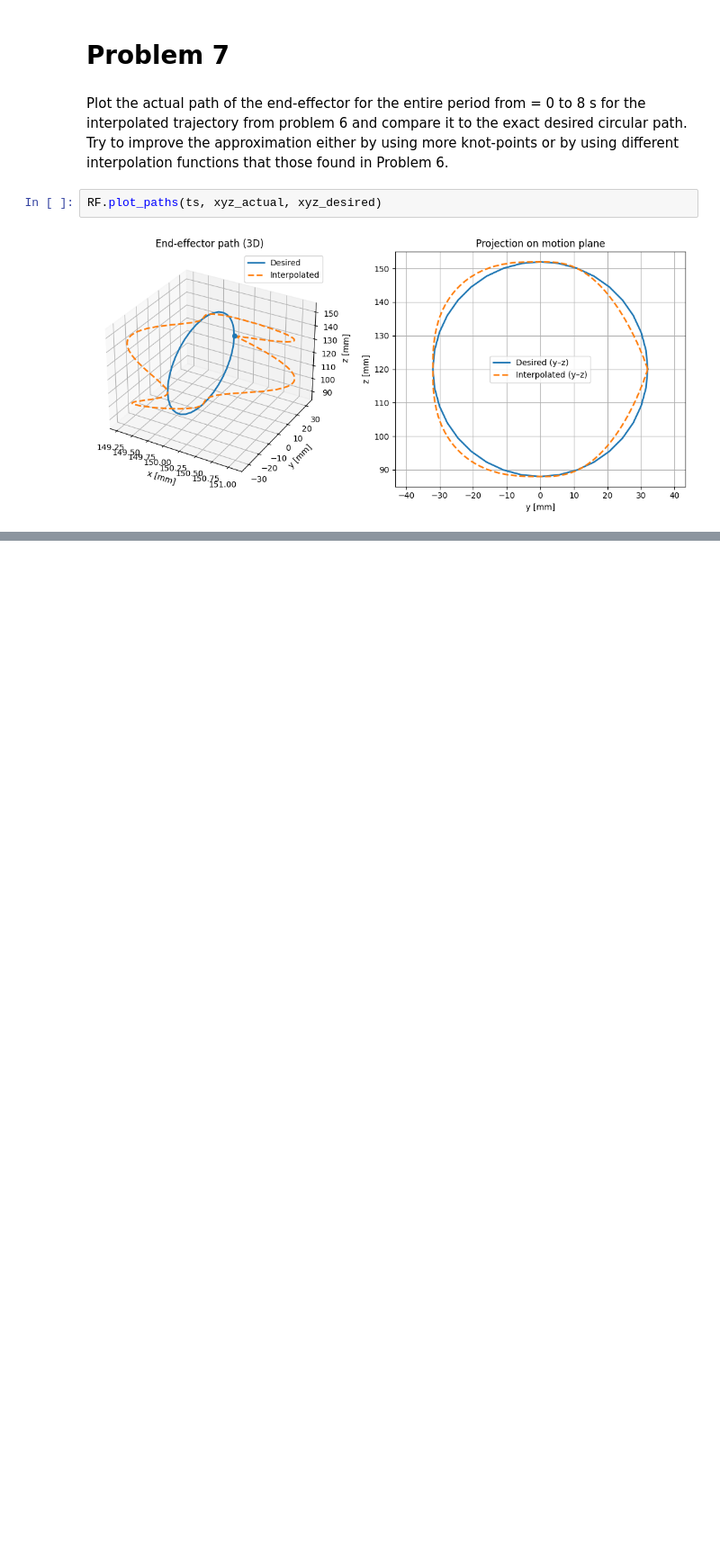
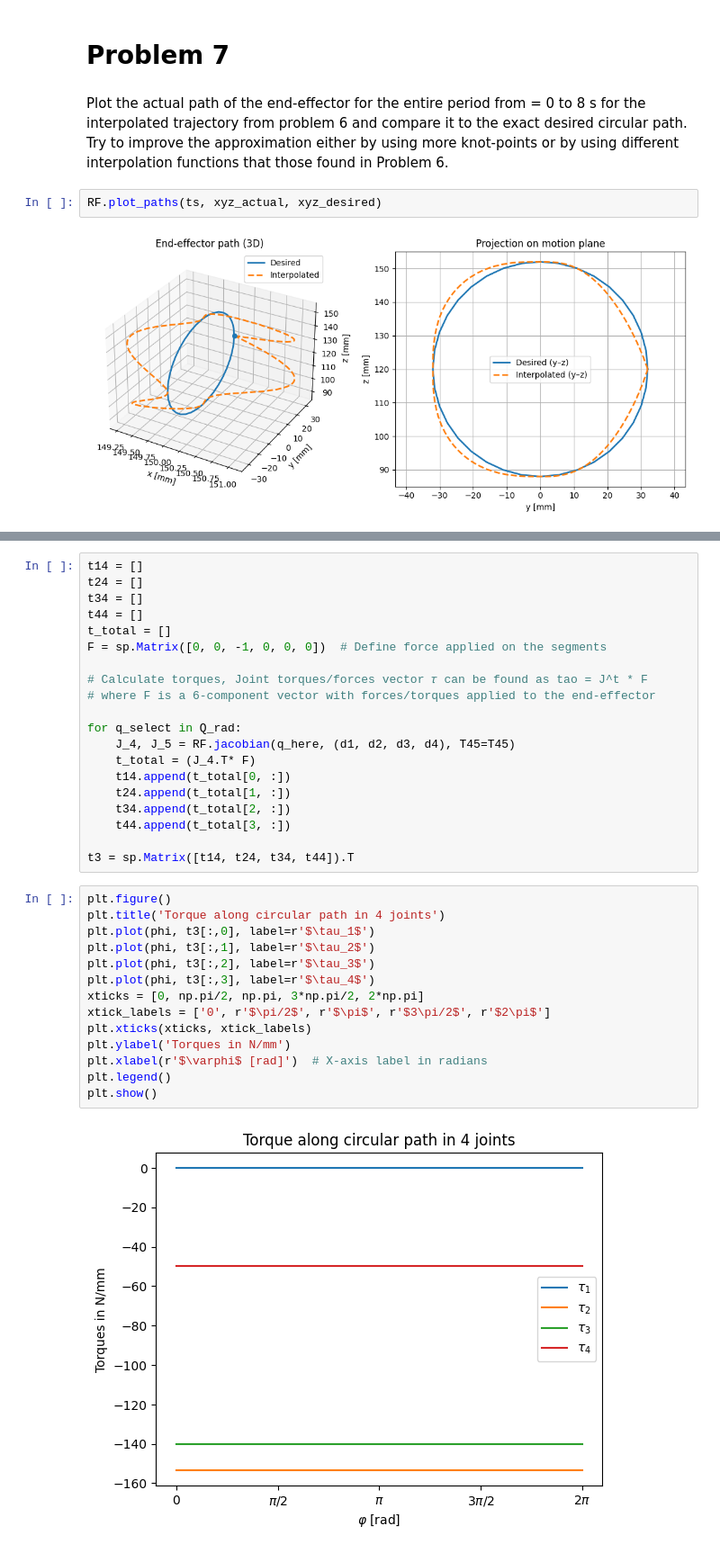
Before and after one commit to jzhou-k/34753_Robotics_Group19, a Jupyter notebook: ProblemSol.ipynb, the cells around one changed output, grey strips where cells are left out. Shown at 90% size. Drawn from its saved outputs; the diff is of its cells as text; blank space fills up the shorter version.

```diff
--- a/ProblemSol.ipynb
+++ b/ProblemSol.ipynb
@@ -482,0 +538,36 @@ RF.plot_paths(ts, xyz_actual, xyz_desired)
+# %%
+t14 = []
+t24 = []
+t34 = []
+t44 = []
+t_total = []
+F = sp.Matrix([0, 0, -1, 0, 0, 0])  # Define force applied on the segments
+
+# Calculate torques, Joint torques/forces vector 𝜏 can be found as tao = J^t * F
+# where F is a 6-component vector with forces/torques applied to the end-effector
+
+for q_select in Q_rad:
+    J_4, J_5 = RF.jacobian(q_here, (d1, d2, d3, d4), T45=T45)
+    t_total = (J_4.T* F)
+    t14.append(t_total[0, :])
+    t24.append(t_total[1, :])
+    t34.append(t_total[2, :])
+    t44.append(t_total[3, :])
+
+t3 = sp.Matrix([t14, t24, t34, t44]).T
+# %%
+plt.figure()
+plt.title('Torque along circular path in 4 joints')
+plt.plot(phi, t3[:,0], label=r'$\tau_1$')
+plt.plot(phi, t3[:,1], label=r'$\tau_2$')
+plt.plot(phi, t3[:,2], label=r'$\tau_3$')
+plt.plot(phi, t3[:,3], label=r'$\tau_4$')
+xticks = [0, np.pi/2, np.pi, 3*np.pi/2, 2*np.pi]
+xtick_labels = ['0', r'$\pi/2$', r'$\pi$', r'$3\pi/2$', r'$2\pi$']
+plt.xticks(xticks, xtick_labels)
+plt.ylabel('Torques in N/mm')
+plt.xlabel(r'$\varphi$ [rad]')  # X-axis label in radians
+plt.legend()
+plt.show()
+# %% [output]
+[figure, added]
```
Also changed, not shown: parts of 5 cells of this notebook, 1 other file.
